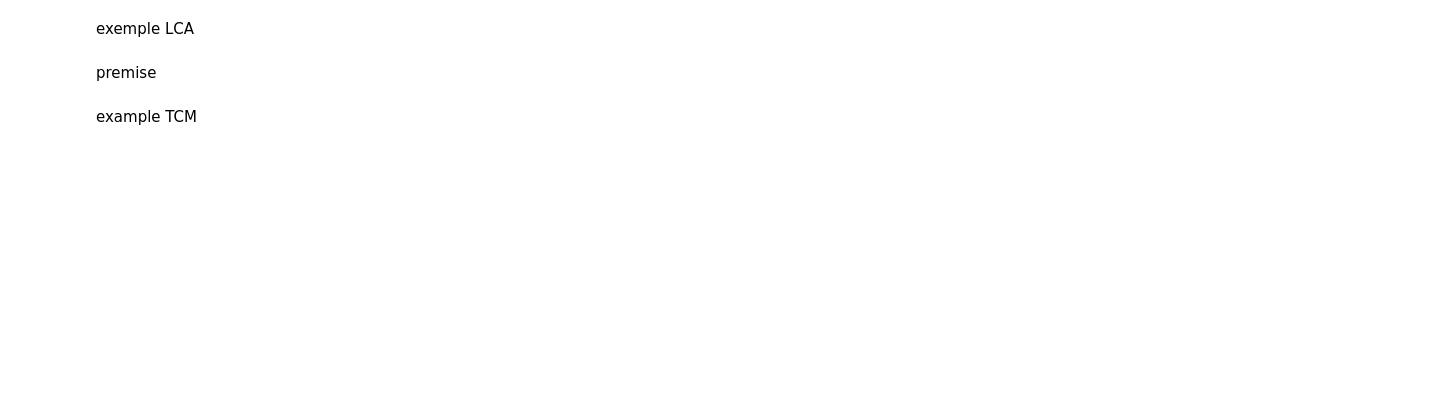
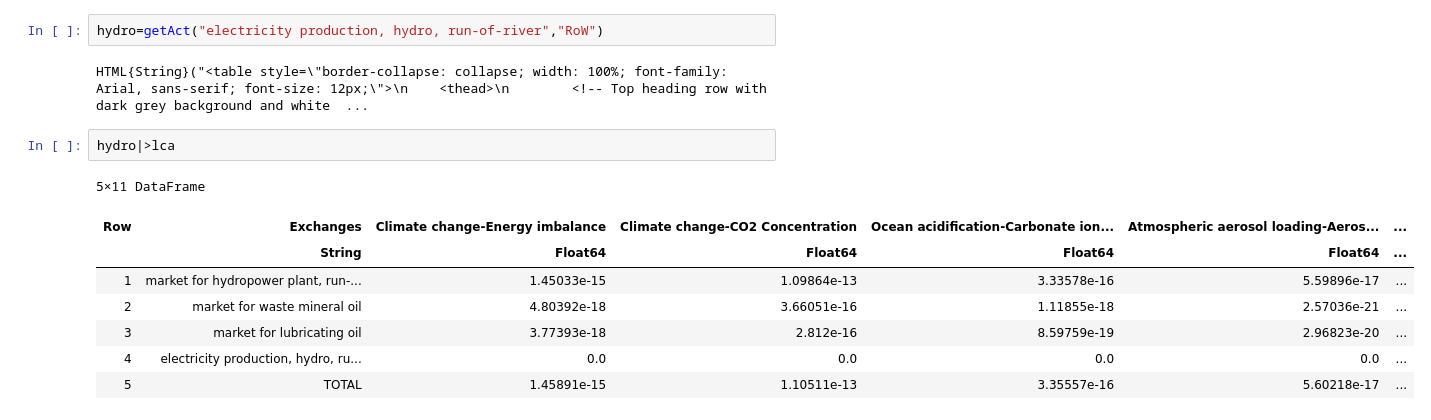
Before and after one commit to Michael-ljn/pathways-H2-prod-within-PBs, a Jupyter notebook: code/3_00_PBLCA.ipynb, the cells around one changed output. Saved outputs shown, nothing was run; the diff lists cells and outputs as text; blank space fills up the shorter version.

```diff
--- a/code/3_00_PBLCA.ipynb
+++ b/code/3_00_PBLCA.ipynb
@@ -26,9 +47,18 @@ $$
 > - $e$ is the index of an elementary flow.
 > - $j$ is the index of a process.
 > - $i$ is the index of a product.
-# %% [markdown]
-exemple LCA
-# %% [markdown]
-premise
-# %% [markdown]
-example TCM
+# %%
+hydro=getAct("electricity production, hydro, run-of-river","RoW")
+# %% [output]
+HTML{String}("<table style=\"border-collapse: collapse; width: 100%; font-family: Arial, sans-serif; font-size: 12px;\">\n    <thead>\n        <!-- Top heading row with dark grey background and white  ...
+# %%
+hydro|>lca
+# %% [output]
+5×11 DataFrame
+| Row | Exchanges | Climate change-Energy imbalance | Climate change-CO2 Concentration | Ocean acidification-Carbonate ion... | Atmospheric aerosol loading-Aeros... | ... |
+|  | String | Float64 | Float64 | Float64 | Float64 | ... |
+| 1 | market for hydropower plant, run-... | 1.45033e-15 | 1.09864e-13 | 3.33578e-16 | 5.59896e-17 | ... |
+| 2 | market for waste mineral oil | 4.80392e-18 | 3.66051e-16 | 1.11855e-18 | 2.57036e-21 | ... |
+| 3 | market for lubricating oil | 3.77393e-18 | 2.812e-16 | 8.59759e-19 | 2.96823e-20 | ... |
+| 4 | electricity production, hydro, ru... | 0.0 | 0.0 | 0.0 | 0.0 | ... |
+| 5 | TOTAL | 1.45891e-15 | 1.10511e-13 | 3.35557e-16 | 5.60218e-17 | ... |
```
Also changed, not shown: parts of 14 cells of this notebook, 16 other files.
